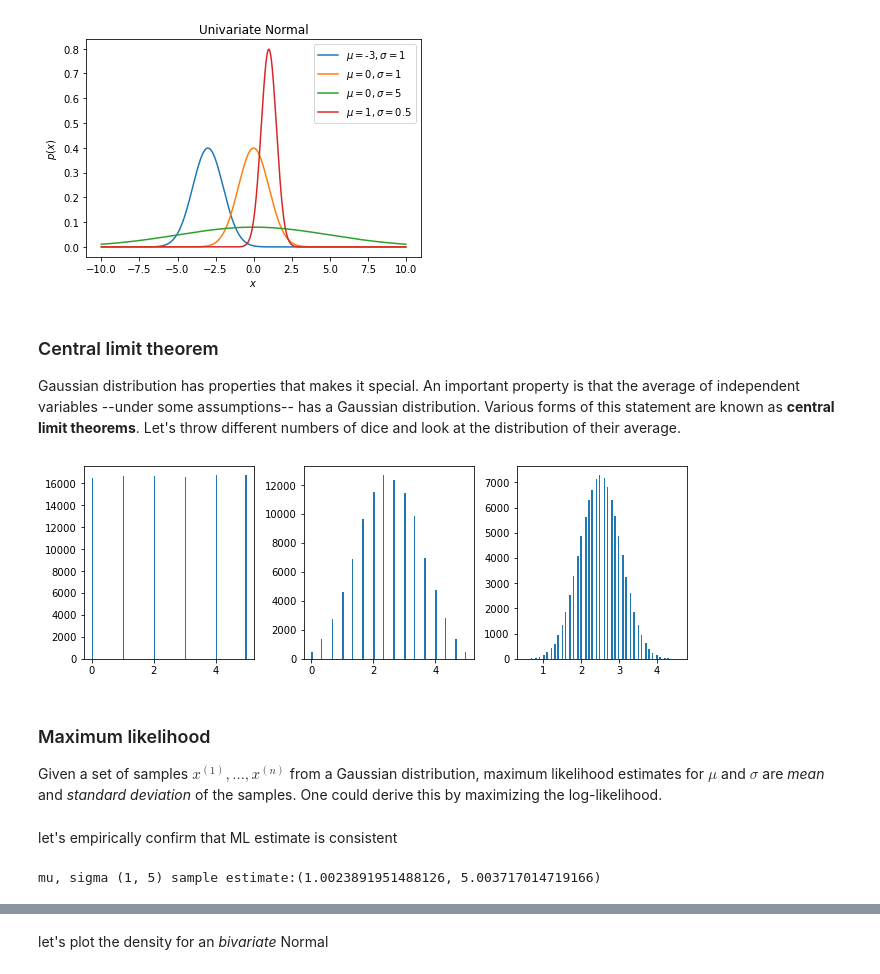
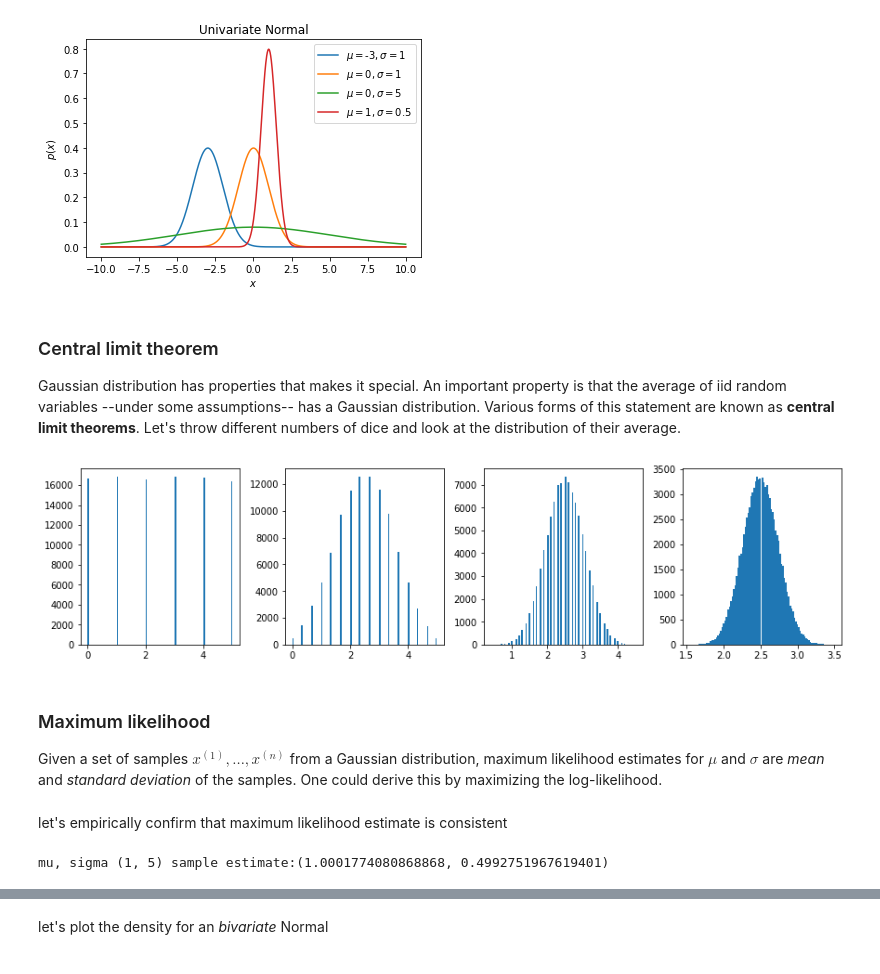
Before and after one commit to mravanba/comp551-notebooks, a Jupyter notebook: Gaussian.ipynb, the cells around one changed output, grey strips where cells are left out. Drawn from its saved outputs; the diff is of its cells as text; code cells hidden in the pictures.

```diff
--- a/Gaussian.ipynb
+++ b/Gaussian.ipynb
@@ -37,16 +41,18 @@ plt.show()
 [figure]
 # %% [markdown]
 ### Central limit theorem
-Gaussian distribution has properties that makes it special. An important property is that the average of independent variables --under some assumptions-- has a Gaussian distribution. Various forms of this statement are known as **central limit theorems**.
+Gaussian distribution has properties that makes it special. An important property is that the average of iid random variables --under some assumptions-- has a Gaussian distribution. Various forms of this statement are known as **central limit theorems**.
 Let's throw different numbers of dice and look at the distribution of their average.
 # %%
-num_dice = [1, 3, 10]
+#number of dice to consider
+#note that each dice is iid with an uniform distribution 2.5 (as the possible numbers on the faces of dice are 0,1,2,3,4,5)
+num_dice = [1, 3, 10, 50]
 fig, axes = plt.subplots(ncols=len(num_dice), nrows=1, constrained_layout=True, figsize=(len(num_dice)*3, 3))
 for i, n in enumerate(num_dice):
-    trials = np.mean(np.random.randint(0,6, (n,100000)), 0)
-    axes[i].hist(trials, bins=100)
+    trials = np.mean(np.random.randint(0,6, (n,100000)), axis = 0)           #we average the number on n dices for 100000 times and plot the distribution of the mean
+    axes[i].hist(trials, bins=100)                                           #histogram using 100 bins
 # %% [output]
-[figure, old version]
+[figure, new version]
 # %% [markdown]
 ### Maximum likelihood
 Given a set of samples $x^{(1)}, \ldots, x^{(n)}$ from a Gaussian distribution, maximum likelihood estimates for $\mu$ and $\sigma$ are *mean* and *standard deviation* of the samples. One could derive this by maximizing the log-likelihood.
@@ -61,14 +71,15 @@ def sample_gaussian(self,n):
 Gaussian.estimate = estimate_gaussian
 Gaussian.sample = sample_gaussian
 # %% [markdown]
-let's empirically confirm that ML estimate is consistent
+let's empirically confirm that maximum likelihood estimate is consistent
 # %%
 mu, sigma = 1,5
-gaussian = Gaussian(mu = mu, sigma=sigma)
-gaussian.estimate(gaussian.sample(1000000))
-print(f'mu, sigma {mu,sigma} sample estimate:{gaussian.mu,gaussian.sigma}')
+true_gaussian = Gaussian(mu = mu, sigma=sigma)                          #original distribution to sample
+est_gaussian = Gaussian()
+est_gaussian.estimate(gaussian.sample(1000000))                         #get the parameters of the gaussian which describes the data using MLE
+print(f'mu, sigma {mu,sigma} sample estimate:{est_gaussian.mu, est_gaussian.sigma}')
 # %% [output]
-mu, sigma (1, 5) sample estimate:(1.0023891951488126, 5.003717014719166)
+mu, sigma (1, 5) sample estimate:(1.0001774080868868, 0.4992751967619401)
 # %% [markdown]
 ## Multivariate Gaussian
 PDF of the multivariate Gaussian generalizes that of Univariate Gaussian in `d` dimensions
```
Also changed, not shown: parts of 8 cells of this notebook.
